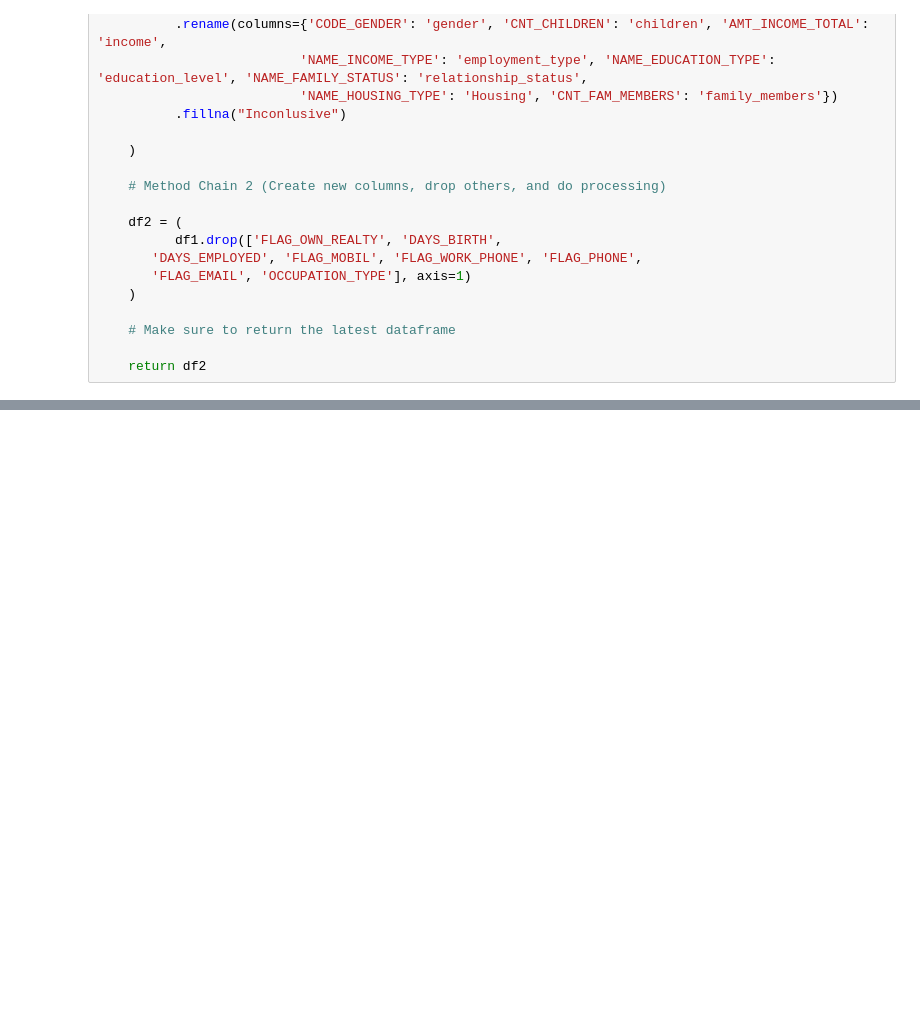
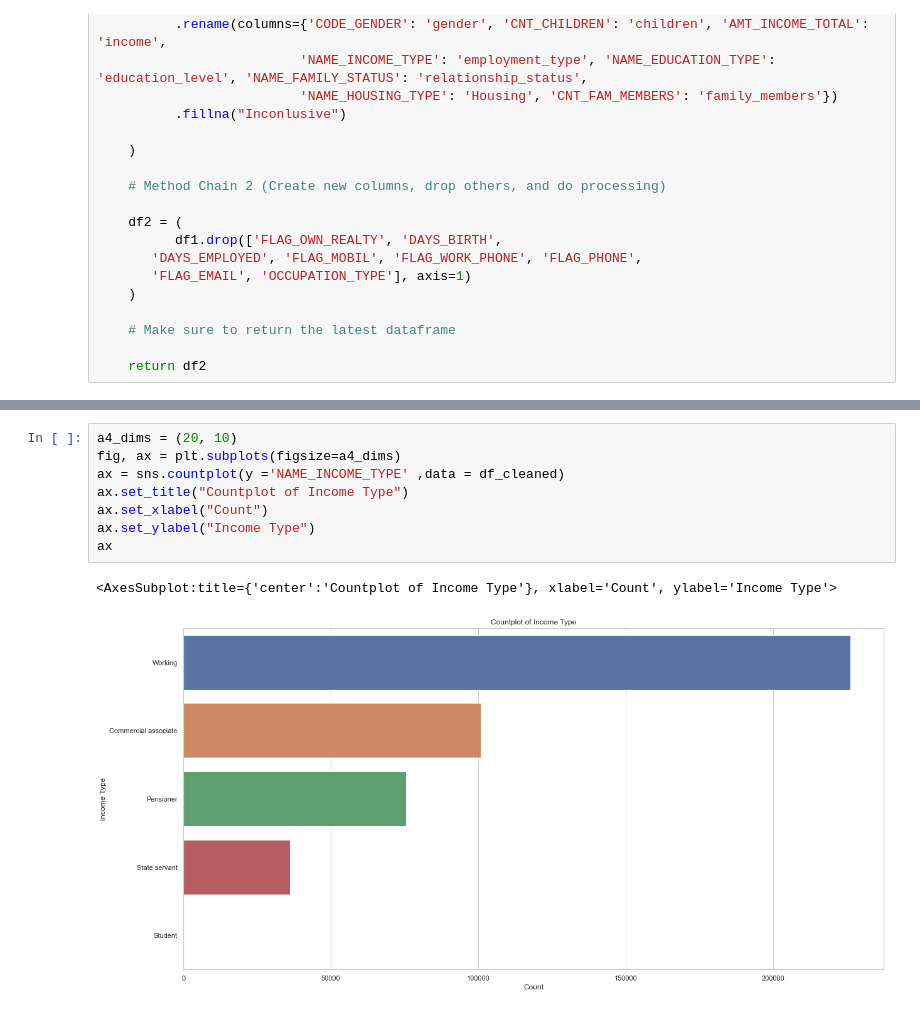
Before and after one commit to alexisd1212/DATA301Project, a Jupyter notebook: notebooks/analysis1.ipynb, the cells around one changed output, grey strips where cells are left out. Saved outputs shown, nothing was run; the diff lists cells and outputs as text; blank space fills up the shorter version.

```diff
--- a/notebooks/analysis1.ipynb
+++ b/notebooks/analysis1.ipynb
@@ -158,0 +232,11 @@ def load_and_process(url_or_path_to_csv_file):
+# %%
+a4_dims = (20, 10)
+fig, ax = plt.subplots(figsize=a4_dims)
+ax = sns.countplot(y ='NAME_INCOME_TYPE' ,data = df_cleaned)
+ax.set_title("Countplot of Income Type")
+ax.set_xlabel("Count")
+ax.set_ylabel("Income Type")
+ax
+# %% [output]
+<AxesSubplot:title={'center':'Countplot of Income Type'}, xlabel='Count', ylabel='Income Type'>
+[figure, added]
```
Also changed, not shown: parts of 12 cells of this notebook.
